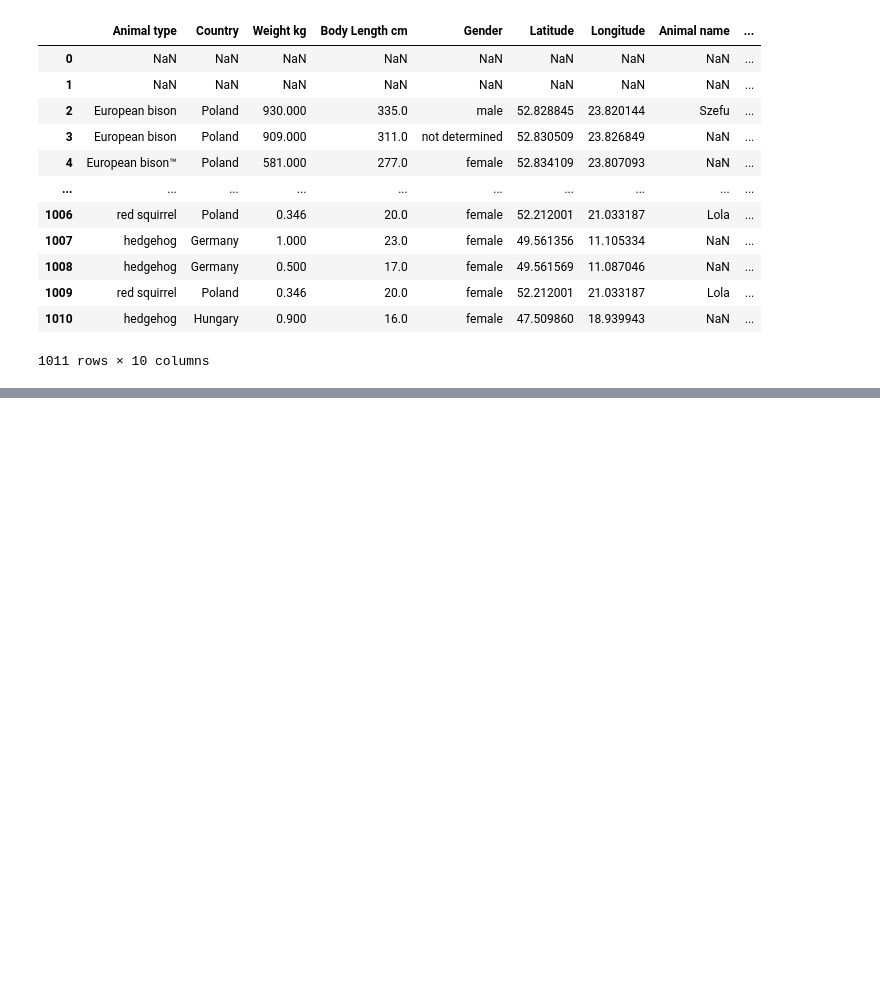
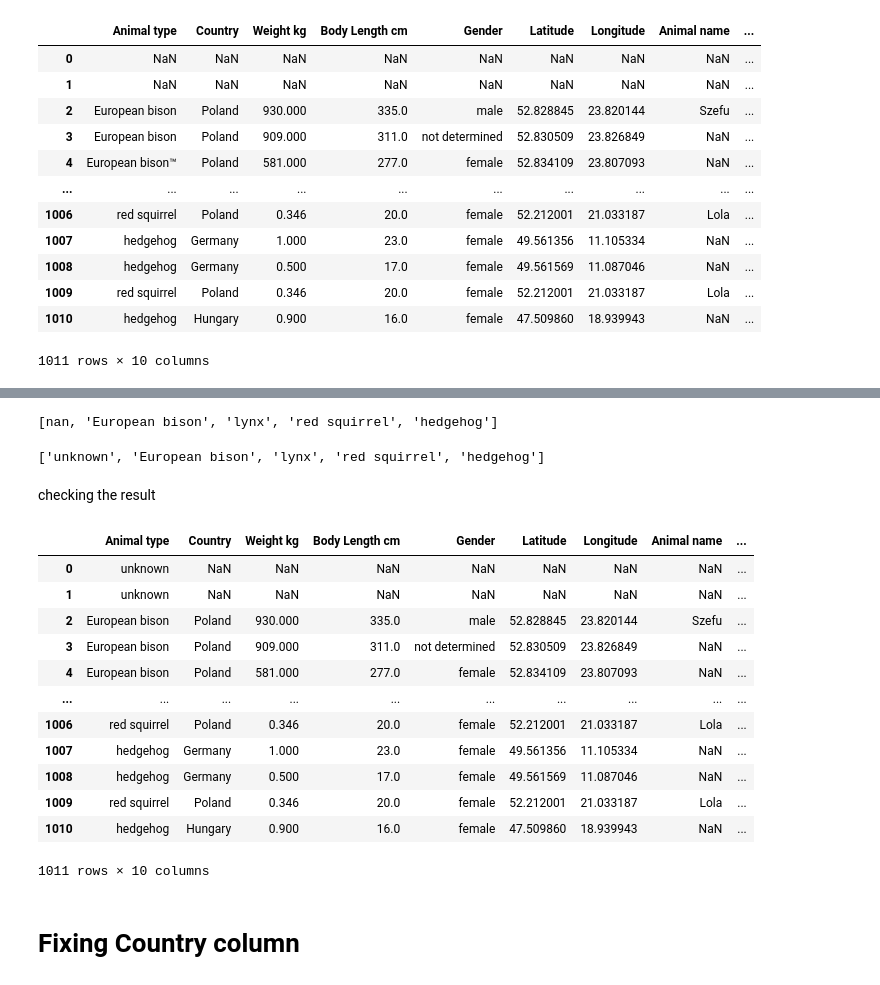
Before and after one commit to SamaSamrin/Data-Cleaning-with-Python, a Jupyter notebook: Cleaning_very_dirty_dataset.ipynb, the cells around one changed output, grey strips where cells are left out. Cells and saved outputs as stored; diff of their text form; code cells hidden in the pictures; blank space fills up the shorter version.

```diff
--- a/Cleaning_very_dirty_dataset.ipynb
+++ b/Cleaning_very_dirty_dataset.ipynb
@@ -94,0 +146,4 @@ df
+# %%
+df['Animal type'] = df['Animal type'].str.rstrip('?™')
+
+df['Animal type'].unique().tolist()
@@ -94,0 +164,38 @@ df
+# %%
+df['Animal type'] = df['Animal type'].replace({'European bisson' : 'European bison',
+                                                   'European buster' : 'European bison',
+                                                   'red squirel' : 'red squirrel',
+                                                   'red squirrell' : 'red squirrel',
+                                                   'wedgehod' : 'hedgehog',
+                                                   'ledgehod' : 'hedgehog',
+                                                   'nan' : 'unknown'})
+# %%
+df['Animal type'].unique().tolist()
+# %% [output]
+[nan, 'European bison', 'lynx', 'red squirrel', 'hedgehog']
+# %%
+df['Animal type'] = df['Animal type'].fillna('unknown')
+# %%
+df['Animal type'].unique().tolist()
+# %% [output]
+['unknown', 'European bison', 'lynx', 'red squirrel', 'hedgehog']
+# %% [markdown]
+checking the result
+# %%
+df
+# %% [output]
+|  | Animal type | Country | Weight kg | Body Length cm | Gender | Latitude | Longitude | Animal name | ... |
+| 0 | unknown | NaN | NaN | NaN | NaN | NaN | NaN | NaN | ... |
+| 1 | unknown | NaN | NaN | NaN | NaN | NaN | NaN | NaN | ... |
+| 2 | European bison | Poland | 930.000 | 335.0 | male | 52.828845 | 23.820144 | Szefu | ... |
+| 3 | European bison | Poland | 909.000 | 311.0 | not determined | 52.830509 | 23.826849 | NaN | ... |
+| 4 | European bison | Poland | 581.000 | 277.0 | female | 52.834109 | 23.807093 | NaN | ... |
+| ... | ... | ... | ... | ... | ... | ... | ... | ... | ... |
+| 1006 | red squirrel | Poland | 0.346 | 20.0 | female | 52.212001 | 21.033187 | Lola | ... |
+| 1007 | hedgehog | Germany | 1.000 | 23.0 | female | 49.561356 | 11.105334 | NaN | ... |
+| 1008 | hedgehog | Germany | 0.500 | 17.0 | female | 49.561569 | 11.087046 | NaN | ... |
+| 1009 | red squirrel | Poland | 0.346 | 20.0 | female | 52.212001 | 21.033187 | Lola | ... |
+| 1010 | hedgehog | Hungary | 0.900 | 16.0 | female | 47.509860 | 18.939943 | NaN | ... |
+1011 rows × 10 columns
+# %% [markdown]
+# Fixing Country column
```
Also changed, not shown: parts of 32 cells of this notebook.
